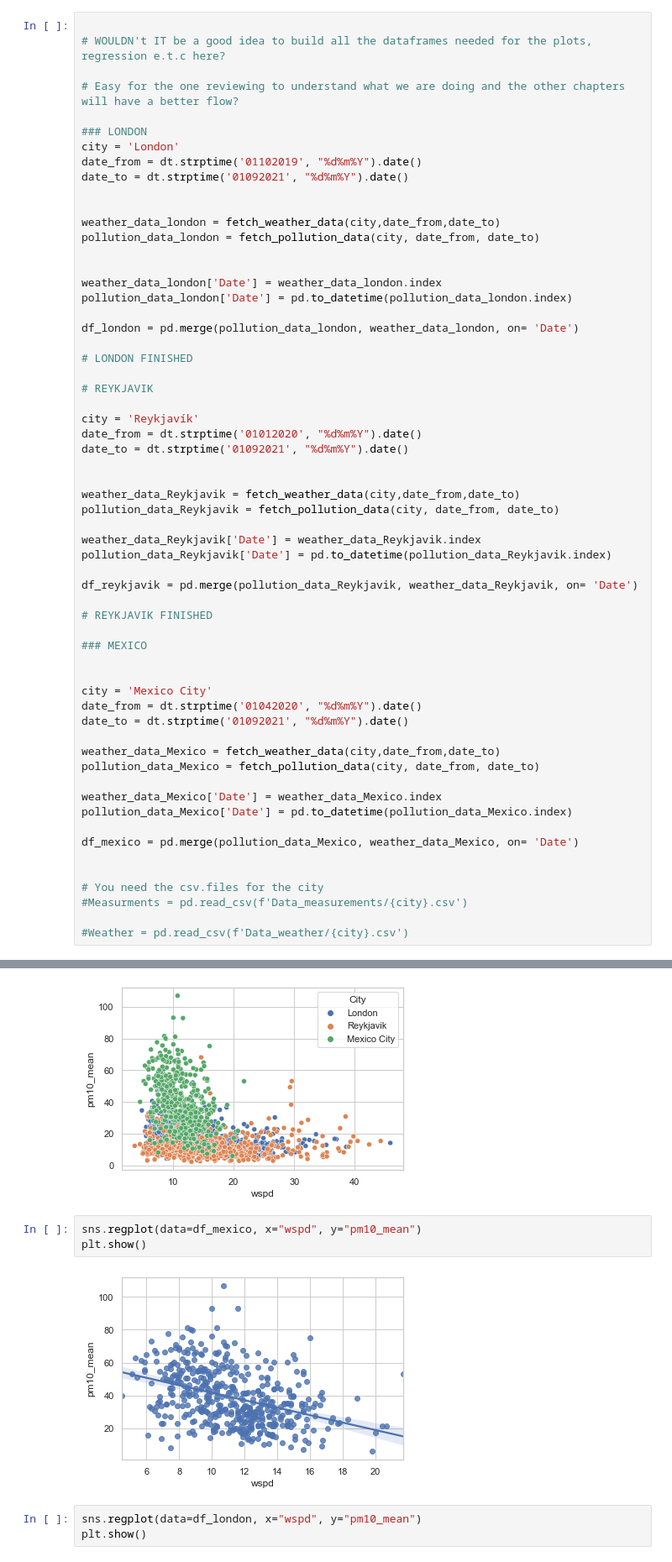
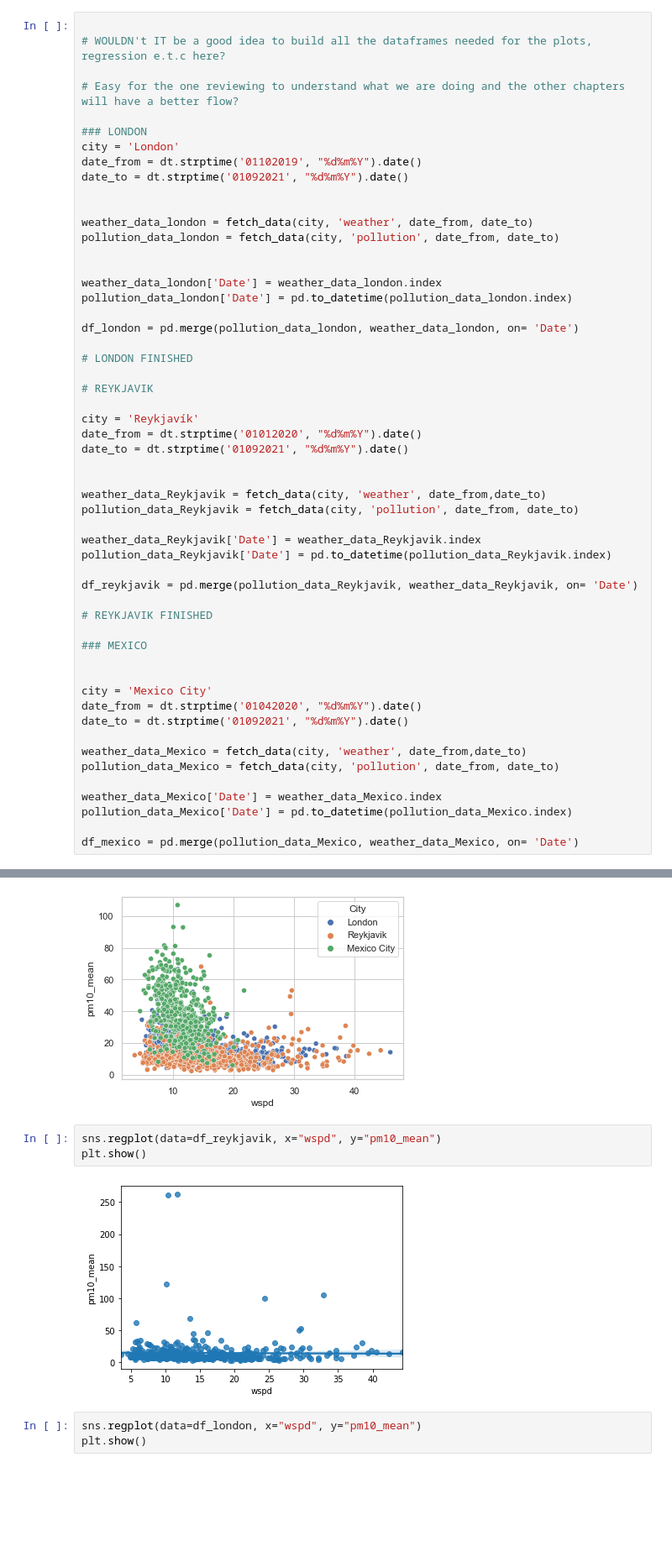
Before and after one commit to ayushoza1/air_quality_predictive_model, a Jupyter notebook: project-2.ipynb, the cells around one changed output, grey strips where cells are left out. Shown at 84% size. Saved outputs shown, nothing was run; the diff lists cells and outputs as text; blank space fills up the shorter version.

```diff
--- a/project-2.ipynb
+++ b/project-2.ipynb
@@ -364,8 +435,8 @@ date_from = dt.strptime('01102019', "%d%m%Y").date()
 date_to = dt.strptime('01092021', "%d%m%Y").date()
 
 
-weather_data_london = fetch_weather_data(city,date_from,date_to)
-pollution_data_london = fetch_pollution_data(city, date_from, date_to)
+weather_data_london = fetch_data(city, 'weather', date_from, date_to)
+pollution_data_london = fetch_data(city, 'pollution', date_from, date_to)
 
 
 weather_data_london['Date'] = weather_data_london.index
@@ -382,8 +453,8 @@ date_from = dt.strptime('01012020', "%d%m%Y").date()
 date_to = dt.strptime('01092021', "%d%m%Y").date()
 
 
-weather_data_Reykjavik = fetch_weather_data(city,date_from,date_to)
-pollution_data_Reykjavik = fetch_pollution_data(city, date_from, date_to)
+weather_data_Reykjavik = fetch_data(city, 'weather', date_from,date_to)
+pollution_data_Reykjavik = fetch_data(city, 'pollution', date_from, date_to)
 
 weather_data_Reykjavik['Date'] = weather_data_Reykjavik.index
 pollution_data_Reykjavik['Date'] = pd.to_datetime(pollution_data_Reykjavik.index)
@@ -399,19 +470,13 @@ city = 'Mexico City'
 date_from = dt.strptime('01042020', "%d%m%Y").date()
 date_to = dt.strptime('01092021', "%d%m%Y").date()
 
-weather_data_Mexico = fetch_weather_data(city,date_from,date_to)
-pollution_data_Mexico = fetch_pollution_data(city, date_from, date_to)
+weather_data_Mexico = fetch_data(city, 'weather', date_from,date_to)
+pollution_data_Mexico = fetch_data(city, 'pollution', date_from, date_to)
 
 weather_data_Mexico['Date'] = weather_data_Mexico.index
 pollution_data_Mexico['Date'] = pd.to_datetime(pollution_data_Mexico.index)
 
 df_mexico = pd.merge(pollution_data_Mexico, weather_data_Mexico, on= 'Date')
-
-
-# You need the csv.files for the city
-#Measurments = pd.read_csv(f'Data_measurements/{city}.csv')
-
-#Weather = pd.read_csv(f'Data_weather/{city}.csv')
 # %%
 ### Take care of NA values###
 
@@ -788,10 +853,10 @@ plt.show()
 # %% [output]
 [figure]
 # %%
-sns.regplot(data=df_mexico, x="wspd", y="pm10_mean")
+sns.regplot(data=df_reykjavik, x="wspd", y="pm10_mean")
 plt.show()
 # %% [output]
-[figure, old version]
+[figure, new version]
 # %%
 sns.regplot(data=df_london, x="wspd", y="pm10_mean")
 plt.show()
```
Also changed, not shown: parts of 1 cell of this notebook, 3 other files.
